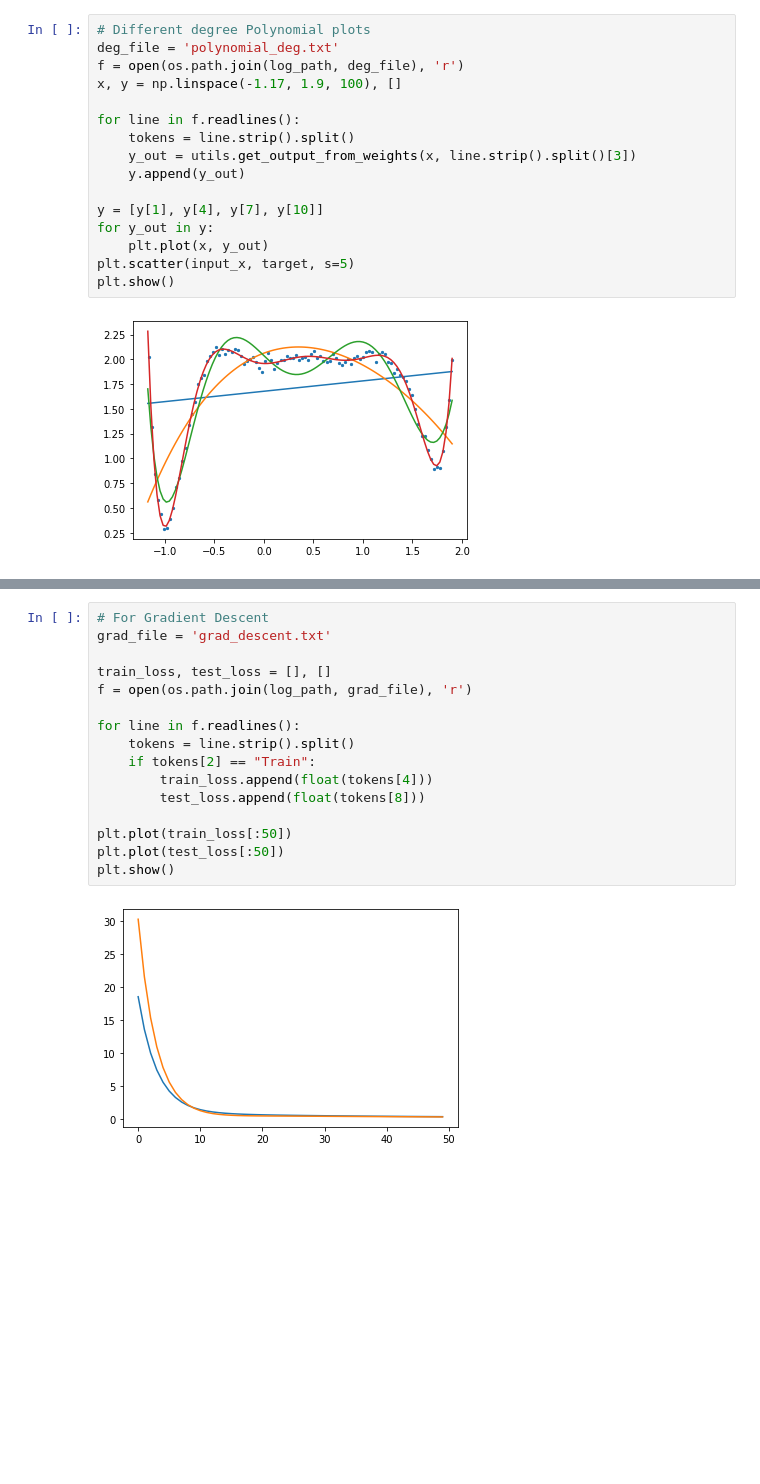
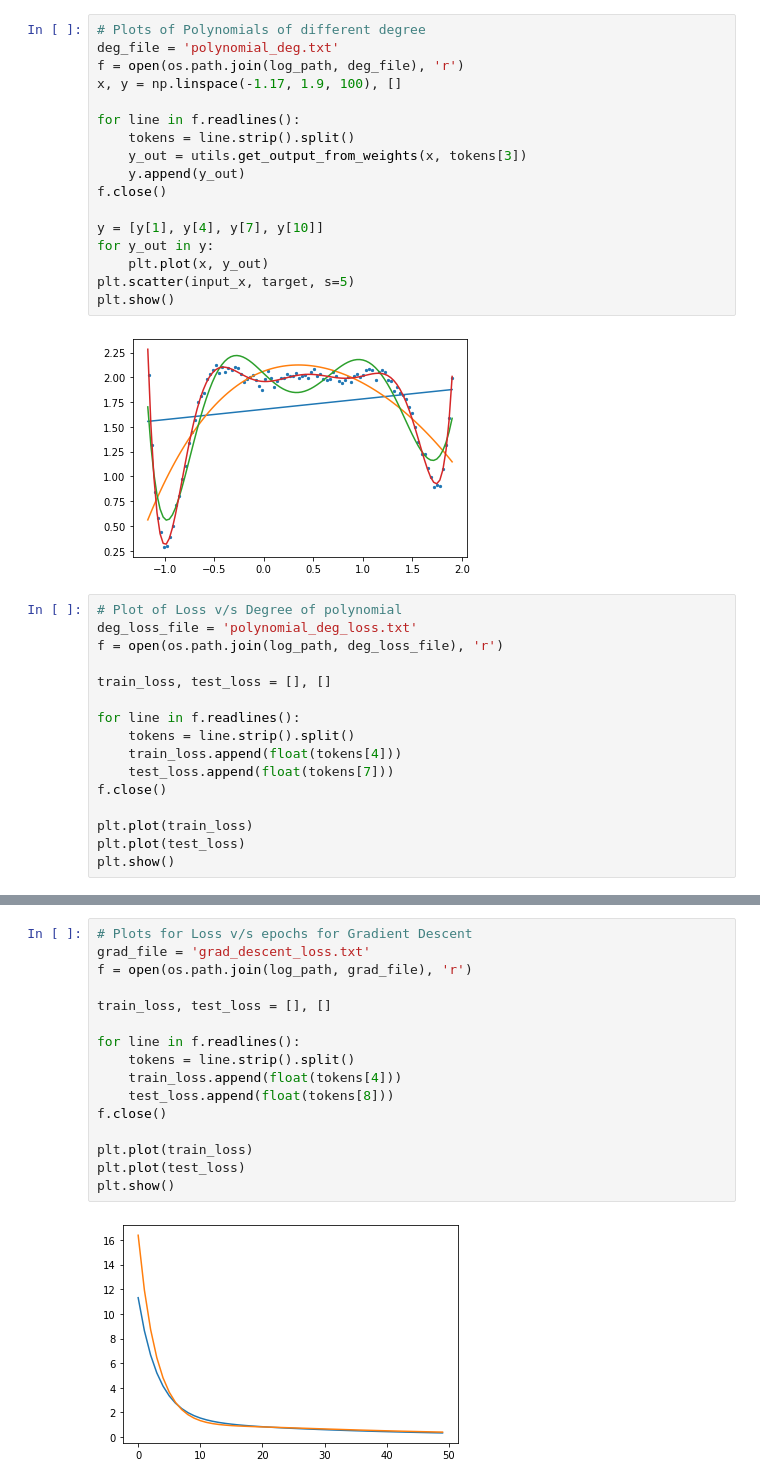
Before and after one commit to ritvikgupta199/ELL409-Assignment-1, a Jupyter notebook: polynomial_fitting/analysis.ipynb, the cells around one changed output, grey strips where cells are left out. Saved outputs shown, nothing was run; the diff lists cells and outputs as text; blank space fills up the shorter version.

Commit message:
Minor additions in plots and expts

```diff
--- a/polynomial_fitting/analysis.ipynb
+++ b/polynomial_fitting/analysis.ipynb
@@ -20,15 +20,16 @@ plt.show()
 # %% [output]
 [figure]
 # %%
-# Different degree Polynomial plots
+# Plots of Polynomials of different degree
 deg_file = 'polynomial_deg.txt'
 f = open(os.path.join(log_path, deg_file), 'r')
 x, y = np.linspace(-1.17, 1.9, 100), []
 
 for line in f.readlines():
     tokens = line.strip().split()
-    y_out = utils.get_output_from_weights(x, line.strip().split()[3])
+    y_out = utils.get_output_from_weights(x, tokens[3])
     y.append(y_out)
+f.close()
 
 y = [y[1], y[4], y[7], y[10]]
 for y_out in y:
@@ -37,3 +38,19 @@ plt.scatter(input_x, target, s=5)
 plt.show()
 # %% [output]
 [figure]
+# %%
+# Plot of Loss v/s Degree of polynomial
+deg_loss_file = 'polynomial_deg_loss.txt'
+f = open(os.path.join(log_path, deg_loss_file), 'r')
+
+train_loss, test_loss = [], []
+
+for line in f.readlines():
+    tokens = line.strip().split()
+    train_loss.append(float(tokens[4]))
+    test_loss.append(float(tokens[7]))
+f.close()
+
+plt.plot(train_loss)
+plt.plot(test_loss)
+plt.show()
@@ -40,18 +59,18 @@ plt.show()
 # %%
-# For Gradient Descent
-grad_file = 'grad_descent.txt'
+# Plots for Loss v/s epochs for Gradient Descent
+grad_file = 'grad_descent_loss.txt'
+f = open(os.path.join(log_path, grad_file), 'r')
 
 train_loss, test_loss = [], []
-f = open(os.path.join(log_path, grad_file), 'r')
 
 for line in f.readlines():
     tokens = line.strip().split()
-    if tokens[2] == "Train":
-        train_loss.append(float(tokens[4]))
-        test_loss.append(float(tokens[8]))
+    train_loss.append(float(tokens[4]))
+    test_loss.append(float(tokens[8]))
+f.close()
 
-plt.plot(train_loss[:50])
-plt.plot(test_loss[:50])
+plt.plot(train_loss)
+plt.plot(test_loss)
 plt.show()
 # %% [output]
-[figure, old version]
+[figure, new version]
```
Also changed, not shown: parts of 4 cells of this notebook, 4 other files.
